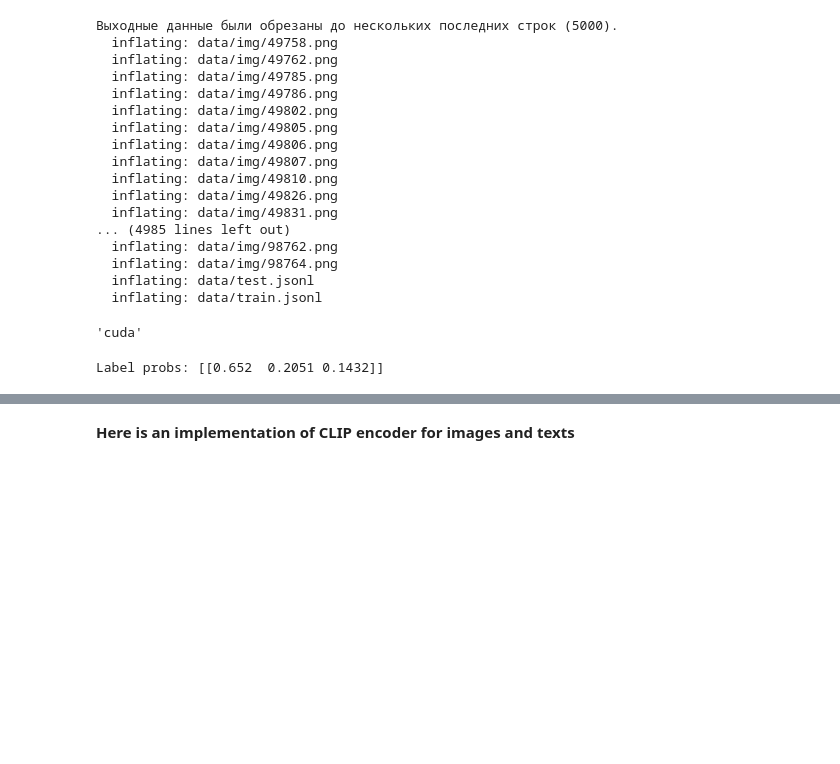
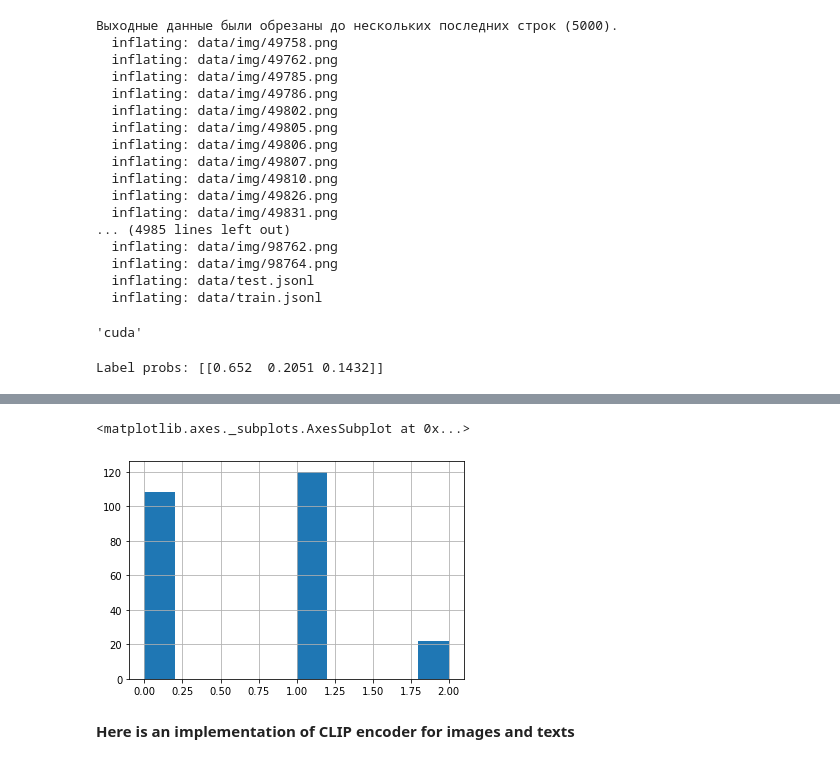
Before and after one commit to MADE-graduation-projects/comparing_text_encoders, a Jupyter notebook: comparing_text_encoders.ipynb, the cells around one changed output, grey strips where cells are left out. Drawn from its saved outputs; the diff is of its cells as text; code cells hidden in the pictures; blank space fills up the shorter version.

```diff
--- a/comparing_text_encoders.ipynb
+++ b/comparing_text_encoders.ipynb
@@ -441,3 +586,8 @@ class NNModel(nn.Module):
+# %%
+cur_val.loc[cur_val['labels'] == 1, 'sentiments'].hist()
+# %% [output]
+<matplotlib.axes._subplots.AxesSubplot at 0x...>
+[figure, added]
 # %% [markdown]
 **Here is an implementation of CLIP encoder for images and texts**
 # %%
```
Also changed, not shown: parts of 41 cells of this notebook, 1 other file.
